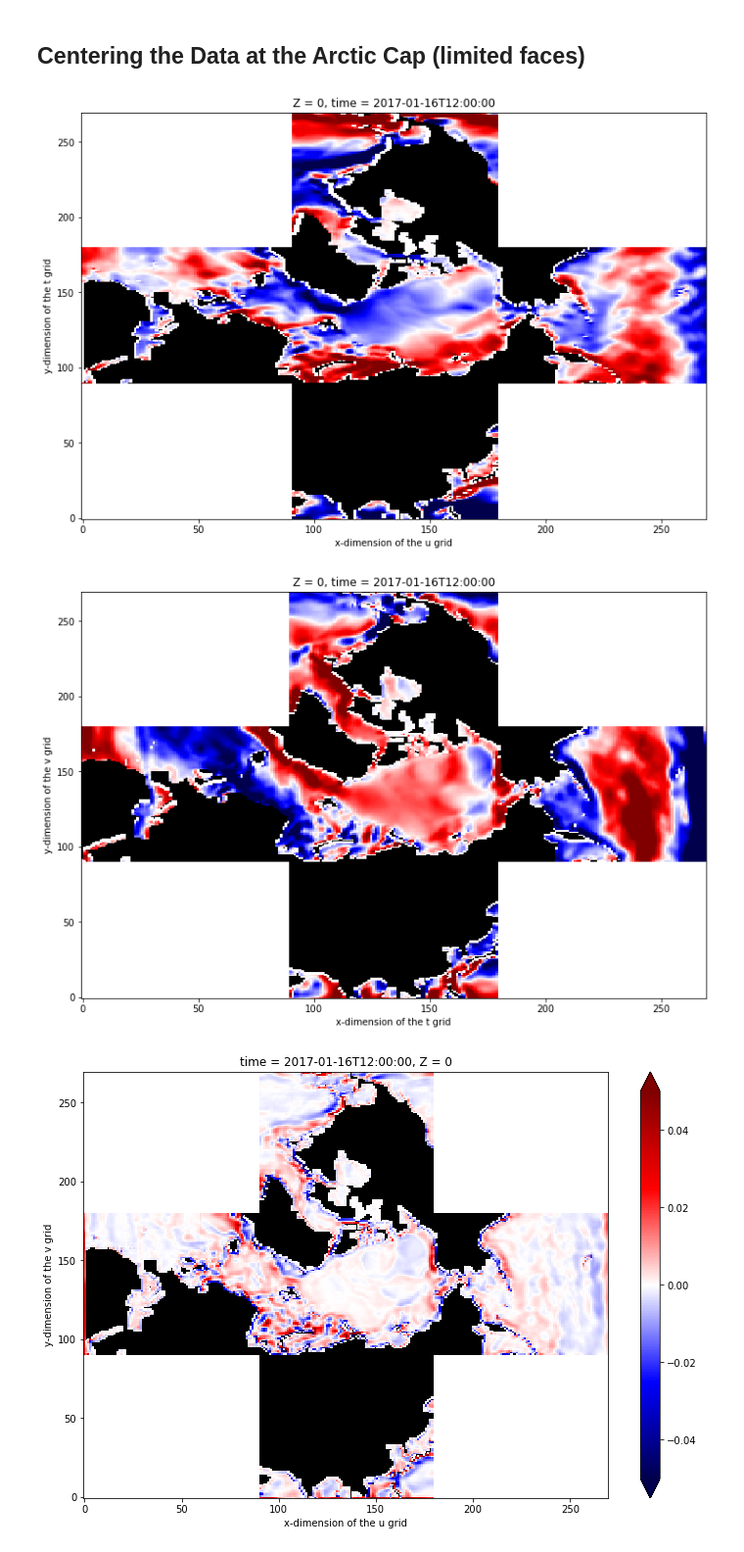
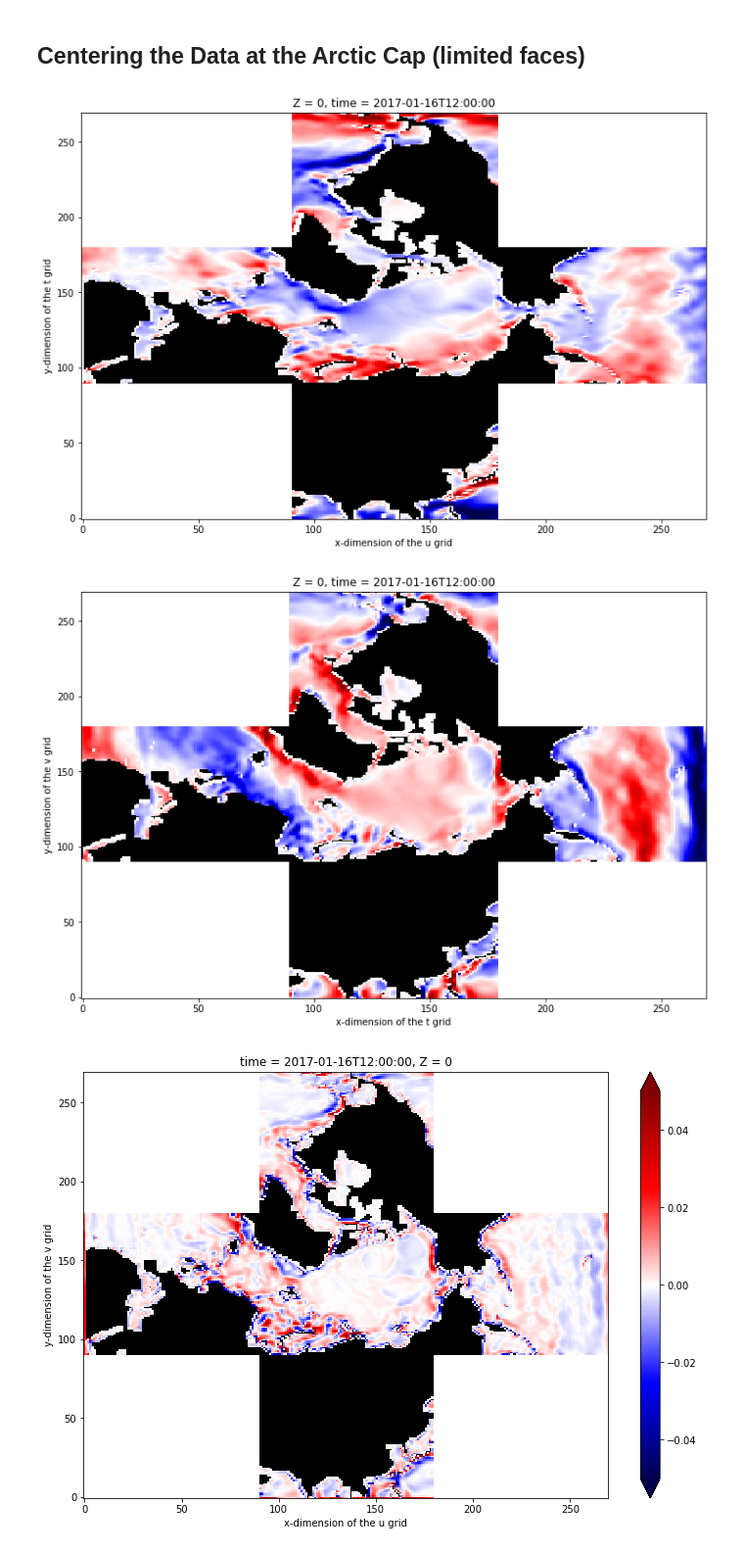
Before and after one commit to Mikejmnez/llc_transformations, a Jupyter notebook: Example_Notebook/Example_Transformation.ipynb, the cells around one changed output. Shown at 98% size. Drawn from its saved outputs; the diff is of its cells as text; code cells hidden in the pictures.

```diff
--- a/Example_Notebook/Example_Transformation.ipynb
+++ b/Example_Notebook/Example_Transformation.ipynb
@@ -185,16 +147,16 @@ v_x = grid.diff(dsnew.VVEL * dsnew.dxG, axis='X', boundary='fill') / dsnew.rAz
 zeta = v_x - u_y
 # %%
 DepthU.plot(cmap='Greys_r', add_colorbar=False)
-(dsnew['UVEL'].isel(Z=0, time=0).where(DepthU>0)).plot(cmap='seismic', vmin=-.1, vmax=0.1, add_colorbar=False)
+(dsnew['UVEL'].isel(Z=0, time=0).where(DepthU>0)).plot(cmap='seismic', vmin=-.25, vmax=0.25, add_colorbar=False)
 plt.show()
 # %% [output]
-[figure, old version]
+[figure, new version]
 # %%
 DepthV.plot(cmap='Greys_r', add_colorbar=False)
-(dsnew['VVEL'].isel(Z=0, time=0).where(DepthV>0)).plot(cmap='seismic', vmin=-.1, vmax=0.1, add_colorbar=False)
+(dsnew['VVEL'].isel(Z=0, time=0).where(DepthV>0)).plot(cmap='seismic', vmin=-.25, vmax=0.25, add_colorbar=False)
 plt.show()
 # %% [output]
-[figure, old version]
+[figure, new version]
 # %%
 DepthG.plot(cmap='Greys_r', add_colorbar=False)
 ((1.25e4)*zeta.isel(Z=0, time=0).where(DepthG>0)).plot(cmap='seismic', vmin=-.05, vmax=0.05)
```
Also changed, not shown: parts of 2 cells of this notebook.
